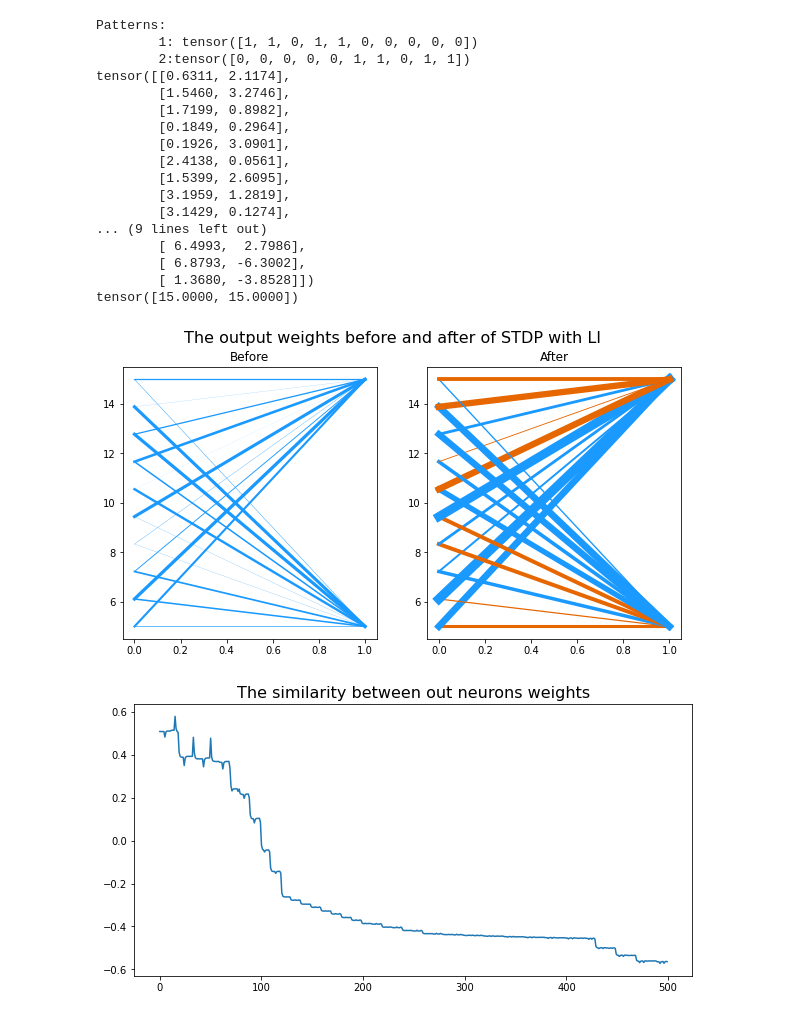
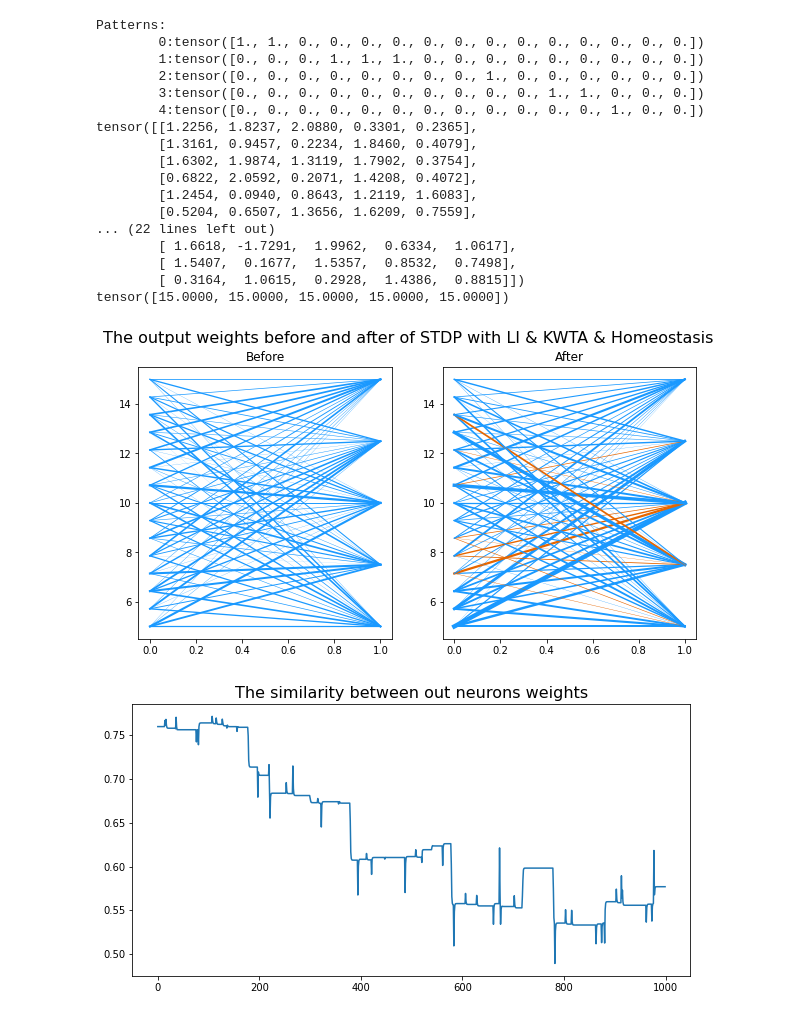
Before and after one commit to alia-asl/Intro2Conex, a Jupyter notebook: proj4.ipynb, the cells around one changed output. Saved outputs shown, nothing was run; the diff lists cells and outputs as text; code cells hidden in the pictures.

Commit message:
homeostasis and dynamic output

```diff
--- a/proj4.ipynb
+++ b/proj4.ipynb
@@ -117,56 +140,61 @@ input layer spikes: 2000
 # %%
 import matplotlib.pyplot as plt
-print(f"Patterns:\n\t1: {dataset.pats[0]}\n\t2:{dataset.pats[1]}")
+print(f"Patterns:")
+for i in range(len(dataset.pats)):
+    print(f"\t{i}:{dataset.pats[i]}")
+
 
 print(oldW)
 print(oldW.sum(0))
 print(newW)
 print(newW.sum(0))
 fig, ax = plt.subplots(1, 2, figsize=(10, 5))
 draw_weights(weights=oldW, ax=ax[0], scale_w=1)
 draw_weights(weights=newW, ax=ax[1], scale_w=1)
 title = "The output weights before and after of STDP"
 if USE_KWTA:
     if USE_LI:
         title += " with LI & KWTA"
+        if USE_AH or USE_VH:
+            title += " & Homeostasis"
     else:
         title += " with KWTA"
 elif USE_LI:
     title += " with LI"
 
 plt.suptitle(title, fontsize=16)
 ax[0].set_title("Before")
 ax[1].set_title("After")
 plt.show()
 
 from torch.nn.functional import cosine_similarity
 w_history = synapsis_input_out['weights'][0]
 sim_history = []
 for iter in range(w_history.shape[0]):
     sim_history.append(cosine_similarity(w_history[iter, :, 0], w_history[iter, :, 1], dim=0))
 fig, ax = plt.subplots(1, 1, figsize=(10, 5))
 ax.plot(sim_history)
 ax.set_title("The similarity between out neurons weights", fontsize=16)
 plt.show()
 # %% [output]
 Patterns:
-        1: tensor([1, 1, 0, 1, 1, 0, 0, 0, 0, 0])
-        2:tensor([0, 0, 0, 0, 0, 1, 1, 0, 1, 1])
-tensor([[0.6311, 2.1174],
-        [1.5460, 3.2746],
-        [1.7199, 0.8982],
-        [0.1849, 0.2964],
-        [0.1926, 3.0901],
-        [2.4138, 0.0561],
-        [1.5399, 2.6095],
-        [3.1959, 1.2819],
-        [3.1429, 0.1274],
-... (9 lines left out)
-        [ 6.4993,  2.7986],
-        [ 6.8793, -6.3002],
-        [ 1.3680, -3.8528]])
-tensor([15.0000, 15.0000])
+        0:tensor([1., 1., 0., 0., 0., 0., 0., 0., 0., 0., 0., 0., 0., 0., 0.])
+        1:tensor([0., 0., 0., 1., 1., 1., 0., 0., 0., 0., 0., 0., 0., 0., 0.])
+        2:tensor([0., 0., 0., 0., 0., 0., 0., 0., 1., 0., 0., 0., 0., 0., 0.])
+        3:tensor([0., 0., 0., 0., 0., 0., 0., 0., 0., 0., 1., 1., 0., 0., 0.])
+        4:tensor([0., 0., 0., 0., 0., 0., 0., 0., 0., 0., 0., 0., 1., 0., 0.])
+tensor([[1.2256, 1.8237, 2.0880, 0.3301, 0.2365],
+        [1.3161, 0.9457, 0.2234, 1.8460, 0.4079],
+        [1.6302, 1.9874, 1.3119, 1.7902, 0.3754],
+        [0.6822, 2.0592, 0.2071, 1.4208, 0.4072],
+        [1.2454, 0.0940, 0.8643, 1.2119, 1.6083],
+        [0.5204, 0.6507, 1.3656, 1.6209, 0.7559],
+... (22 lines left out)
+        [ 1.6618, -1.7291,  1.9962,  0.6334,  1.0617],
+        [ 1.5407,  0.1677,  1.5357,  0.8532,  0.7498],
+        [ 0.3164,  1.0615,  0.2928,  1.4386,  0.8815]])
+tensor([15.0000, 15.0000, 15.0000, 15.0000, 15.0000])
-[figure, old version]
+[figure, new version]
-[figure, old version]
+[figure, new version]
 # %%
 import matplotlib.pyplot as plt
```
Also changed, not shown: parts of 2 cells of this notebook, 2 other files.
